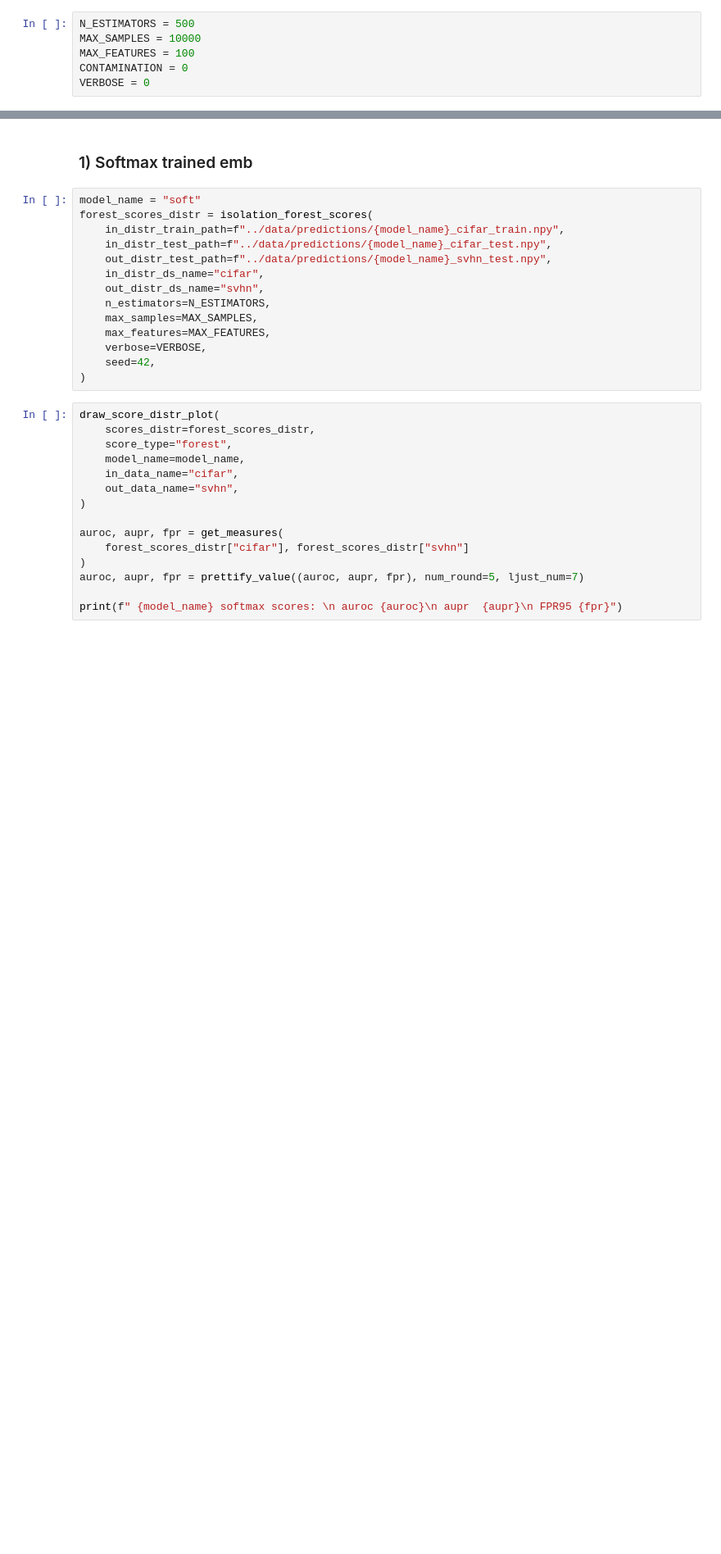
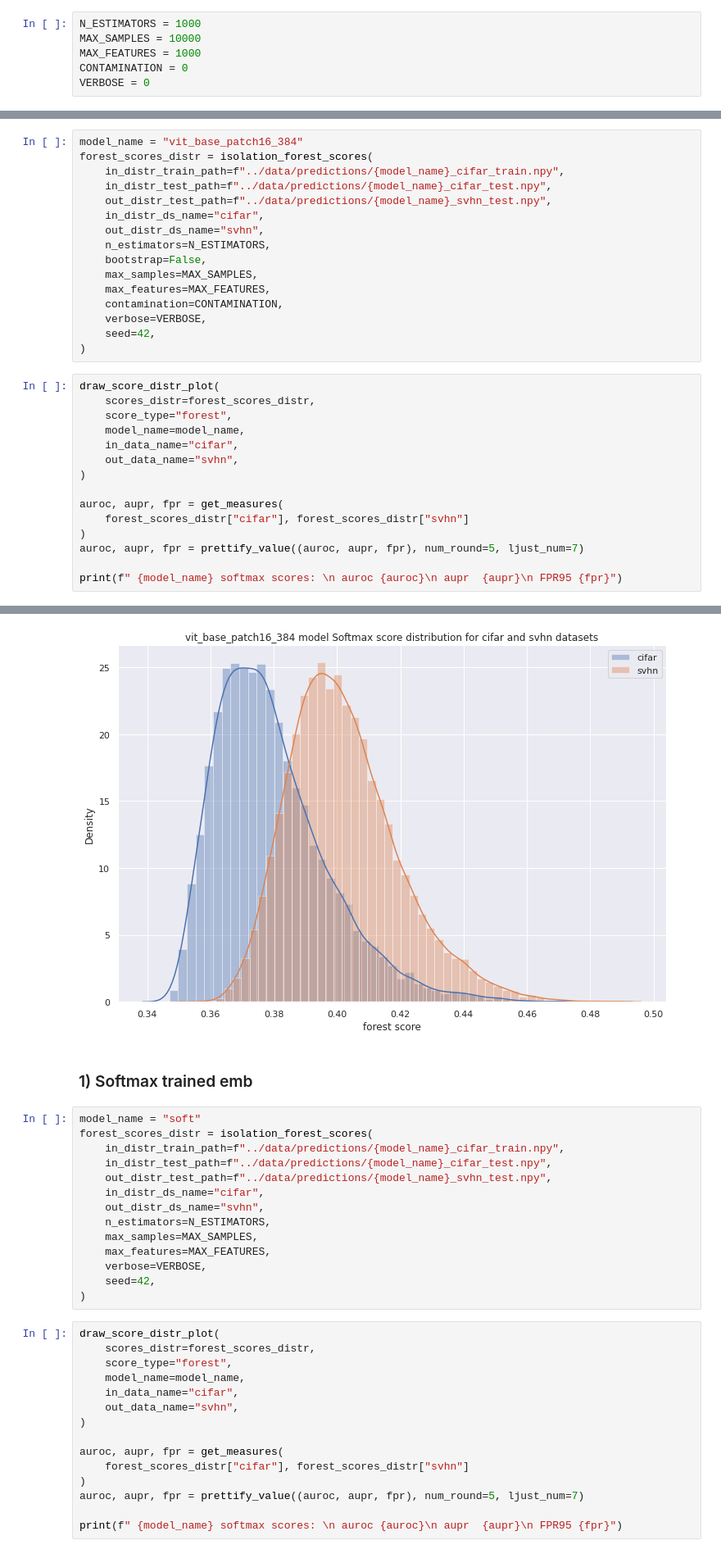
Before and after one commit to Leonid-Erlygin/ood, a Jupyter notebook: notebooks/OODIsolationForest.ipynb, the cells around one changed output, grey strips where cells are left out. Shown: that part at 82% size. Saved outputs shown, nothing was run; the diff lists cells and outputs as text; blank space fills up the shorter version.

```diff
--- a/notebooks/OODIsolationForest.ipynb
+++ b/notebooks/OODIsolationForest.ipynb
@@ -16,6 +16,6 @@ from ood.utils import prettify_value, create_9_vs_1_cifar_emb
 # %%
-N_ESTIMATORS = 500
+N_ESTIMATORS = 1000
 MAX_SAMPLES = 10000
-MAX_FEATURES = 100
+MAX_FEATURES = 1000
 CONTAMINATION = 0
 VERBOSE = 0
@@ -21,0 +24,32 @@ VERBOSE = 0
+# %%
+model_name = "vit_base_patch16_384"
+forest_scores_distr = isolation_forest_scores(
+    in_distr_train_path=f"../data/predictions/{model_name}_cifar_train.npy",
+    in_distr_test_path=f"../data/predictions/{model_name}_cifar_test.npy",
+    out_distr_test_path=f"../data/predictions/{model_name}_svhn_test.npy",
+    in_distr_ds_name="cifar",
+    out_distr_ds_name="svhn",
+    n_estimators=N_ESTIMATORS,
+    bootstrap=False,
+    max_samples=MAX_SAMPLES,
+    max_features=MAX_FEATURES,
+    contamination=CONTAMINATION,
+    verbose=VERBOSE,
+    seed=42,
+)
+# %%
+draw_score_distr_plot(
+    scores_distr=forest_scores_distr,
+    score_type="forest",
+    model_name=model_name,
+    in_data_name="cifar",
+    out_data_name="svhn",
+)
+
+auroc, aupr, fpr = get_measures(
+    forest_scores_distr["cifar"], forest_scores_distr["svhn"]
+)
+auroc, aupr, fpr = prettify_value((auroc, aupr, fpr), num_round=5, ljust_num=7)
+
+print(f" {model_name} softmax scores: \n auroc {auroc}\n aupr  {aupr}\n FPR95 {fpr}")
+# %% [output]
@@ -22,3 +60,4 @@ VERBOSE = 0
+[figure, added]
 # %% [markdown]
 ### 1) Softmax trained emb
 # %%
```
Also changed, not shown: parts of 3 cells of this notebook, 7 other files.
